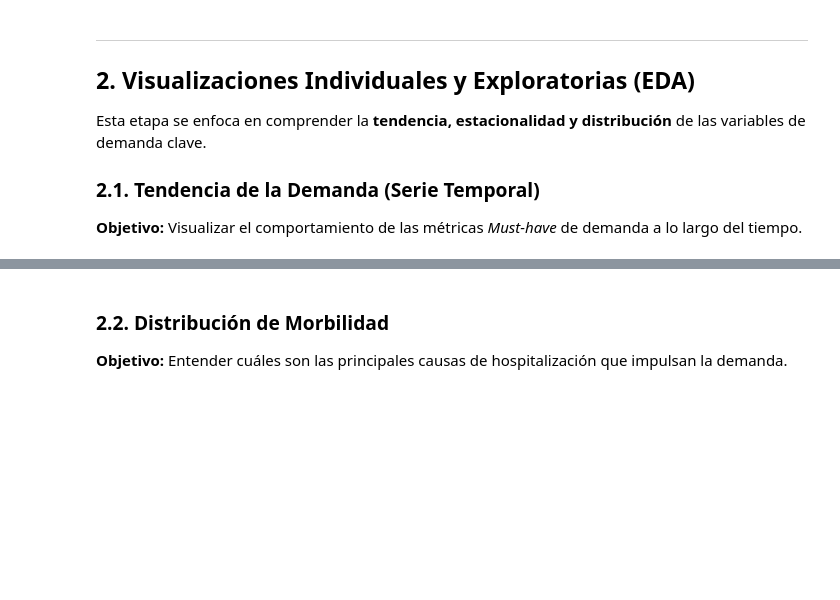
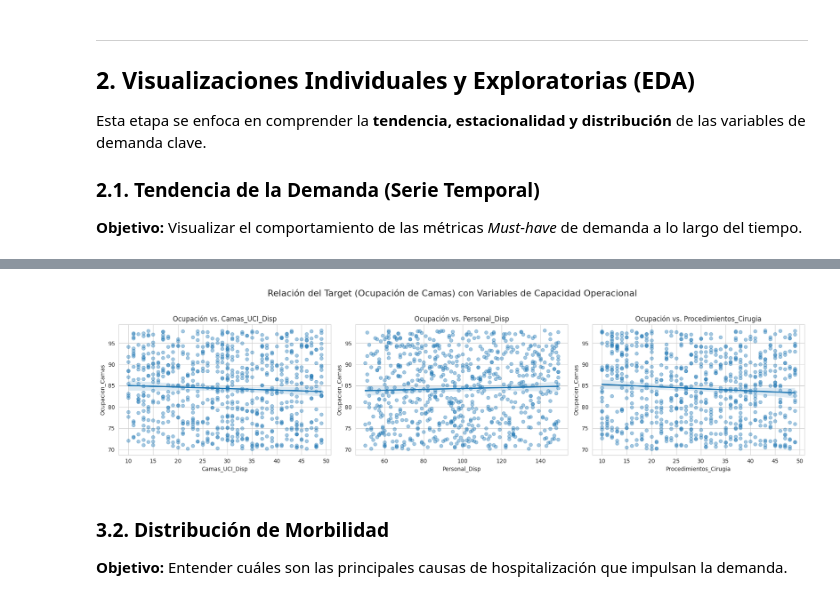
Before and after one commit to BarbaraAngelesOrtiz/Proyecto-Predicci-n-hospitalaria, a Jupyter notebook: Análisis_y_Visualización_de_Demanda_Hospitalaria.ipynb, the cells around one changed output, grey strips where cells are left out. Drawn from its saved outputs; the diff is of its cells as text; code cells hidden in the pictures; blank space fills up the shorter version.

```diff
--- a/Análisis_y_Visualización_de_Demanda_Hospitalaria.ipynb
+++ b/Análisis_y_Visualización_de_Demanda_Hospitalaria.ipynb
@@ -102,5 +207,22 @@ Se observa la estacionalidad y las tendencias a largo plazo. Los picos en 'Ingre
+# %%
+# Gráficos de dispersión: Ocupación vs. Capacidad/Procedimientos
+fig, axes = plt.subplots(1, 3, figsize=(18, 5))
+features = [f for f in COLUMN_MAP['CAPACITY'] if f != TARGET_FEATURE]
+
+for i, feature in enumerate(features):
+    sns.regplot(x=feature, y=TARGET_FEATURE, data=df, ax=axes[i], scatter_kws={'alpha':0.4})
+    axes[i].set_title(f'Ocupación vs. {feature}', fontsize=12)
+    axes[i].set_xlabel(feature)
+    axes[i].set_ylabel(TARGET_FEATURE)
+
+plt.suptitle('Relación del Target (Ocupación de Camas) con Variables de Capacidad Operacional', fontsize=16)
+plt.tight_layout(rect=[0, 0.03, 1, 0.95])
+plt.show()
+#
+# %% [output]
+[figure, added]
 # %% [markdown]
-### 2.2. Distribución de Morbilidad
+### 3.2. Distribución de Morbilidad
 
 **Objetivo:** Entender cuáles son las principales causas de hospitalización que impulsan la demanda.
 # %%
```
Also changed, not shown: parts of 27 cells of this notebook.
